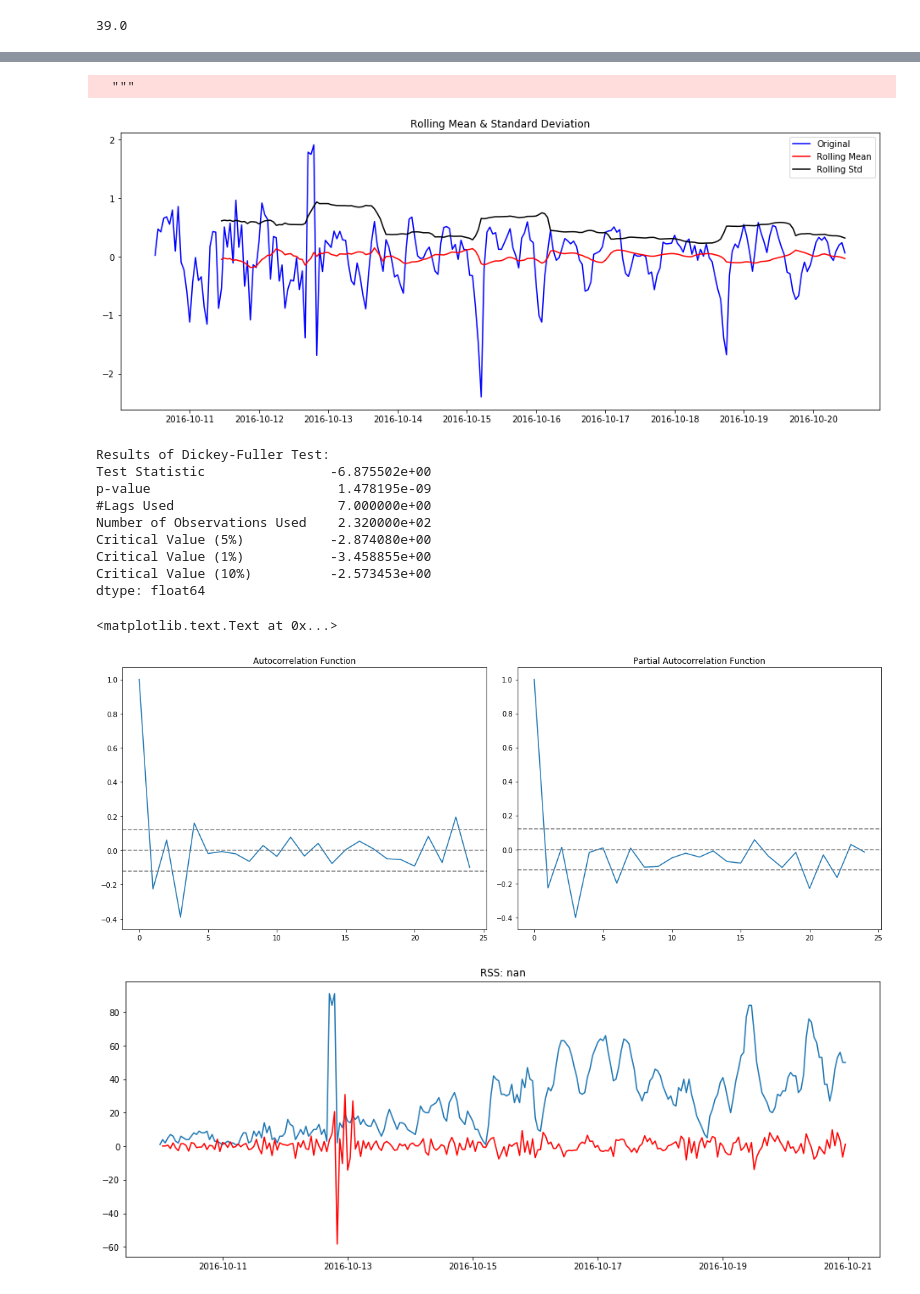
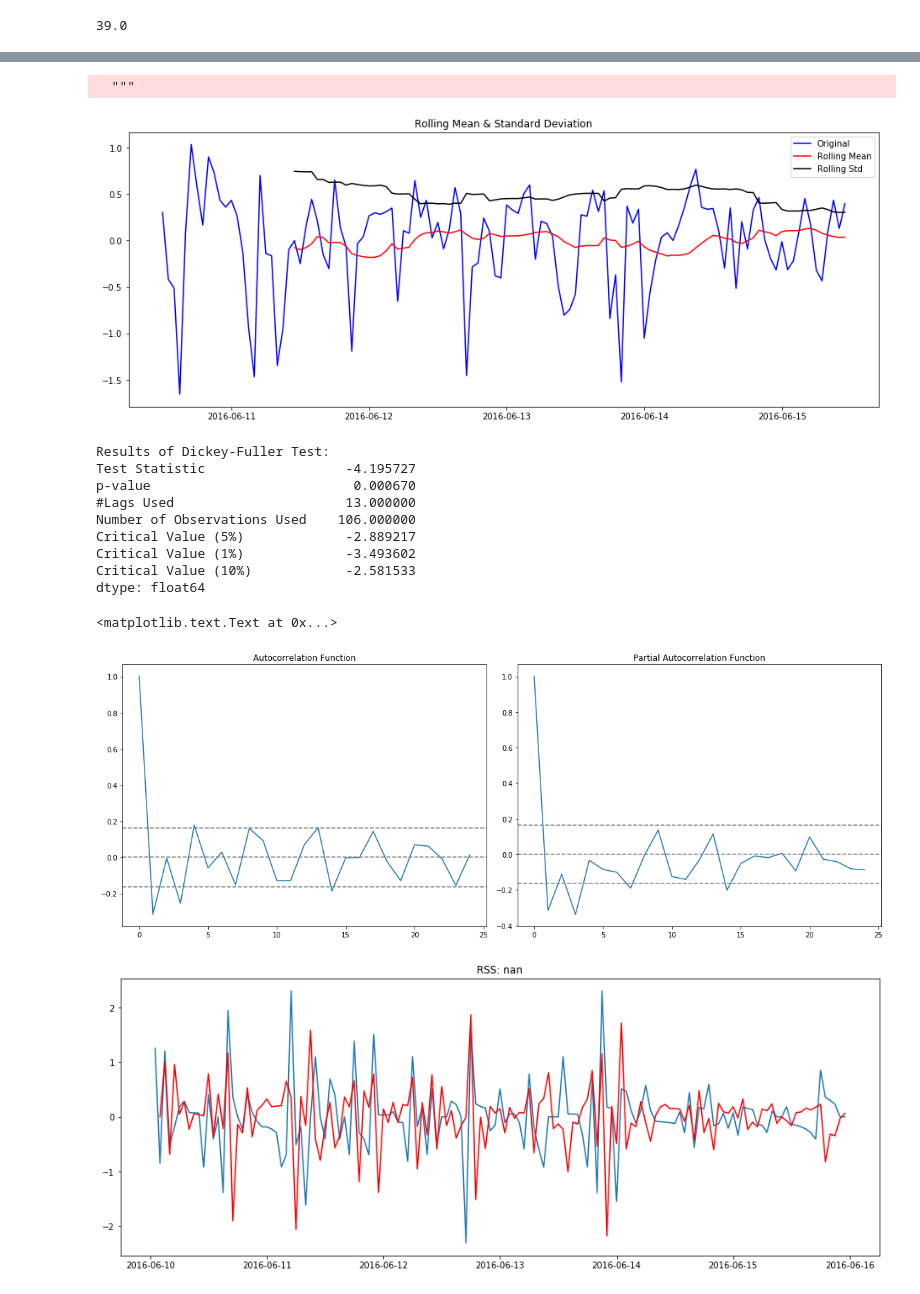
Before and after one commit to qop455/air-polution, a Jupyter notebook: regression/time_series.ipynb, the cells around one changed output, grey strips where cells are left out. Saved outputs shown, nothing was run; the diff lists cells and outputs as text; code cells hidden in the pictures.

```diff
--- a/regression/time_series.ipynb
+++ b/regression/time_series.ipynb
@@ -101,7 +101,7 @@ datetime
 2016-09-05 23:00:00     5.0
 Name: PM2.5, dtype: float64
 # %%
-ts = ts['2016-10-10':'2016-10-20']
+ts = ts['2016-6-10':'2016-6-15']
 # %%
 plt.plot(ts, '.-')
 plt.show()
@@ -289,15 +289,15 @@ ts_log_decompose.dropna(inplace=True)
 test_stationarity(ts_log_decompose)
 # %% [output]
   """
-[figure, old version]
+[figure, new version]
 Results of Dickey-Fuller Test:
-Test Statistic                -6.875502e+00
-p-value                        1.478195e-09
-#Lags Used                     7.000000e+00
-Number of Observations Used    2.320000e+02
-Critical Value (5%)           -2.874080e+00
-Critical Value (1%)           -3.458855e+00
-Critical Value (10%)          -2.573453e+00
+Test Statistic                  -4.195727
+p-value                          0.000670
+#Lags Used                      13.000000
+Number of Observations Used    106.000000
+Critical Value (5%)             -2.889217
+Critical Value (1%)             -3.493602
+Critical Value (10%)            -2.581533
 dtype: float64
 # %%
 #ACF and PACF plots:
@@ -326,20 +326,20 @@ plt.title('Partial Autocorrelation Function')
 plt.tight_layout()
 plt.show()
 # %% [output]
-[figure, old version]
+[figure, new version]
 # %%
 #Auto-Regressive Integrated Moving Averages.
 # %%
 from statsmodels.tsa.arima_model import ARIMA
 # %%
-model = ARIMA(ts, order=(6, 1, 1))
-results_ARIMA = model.fit(disp=-1)
-plt.plot(ts)
+model = ARIMA(ts_log_diff, order=(6, 1, 1))
+results_ARIMA = model.fit(disp=-1, transparams=False)
+plt.plot(ts_log_diff)
 plt.plot(results_ARIMA.fittedvalues, color='red')
-plt.title('RSS: %.4f'% sum((results_ARIMA.fittedvalues-ts)**2))
+plt.title('RSS: %.4f'% sum((results_ARIMA.fittedvalues-ts_log_diff)**2))
 plt.show()
 # %% [output]
-[figure, old version]
+[figure, new version]
 # %%
 predictions_ARIMA_diff = pd.Series(results_ARIMA.fittedvalues, copy=True)
 print predictions_ARIMA_diff.head()
```
Also changed, not shown: parts of 17 cells of this notebook, 16 other files.
